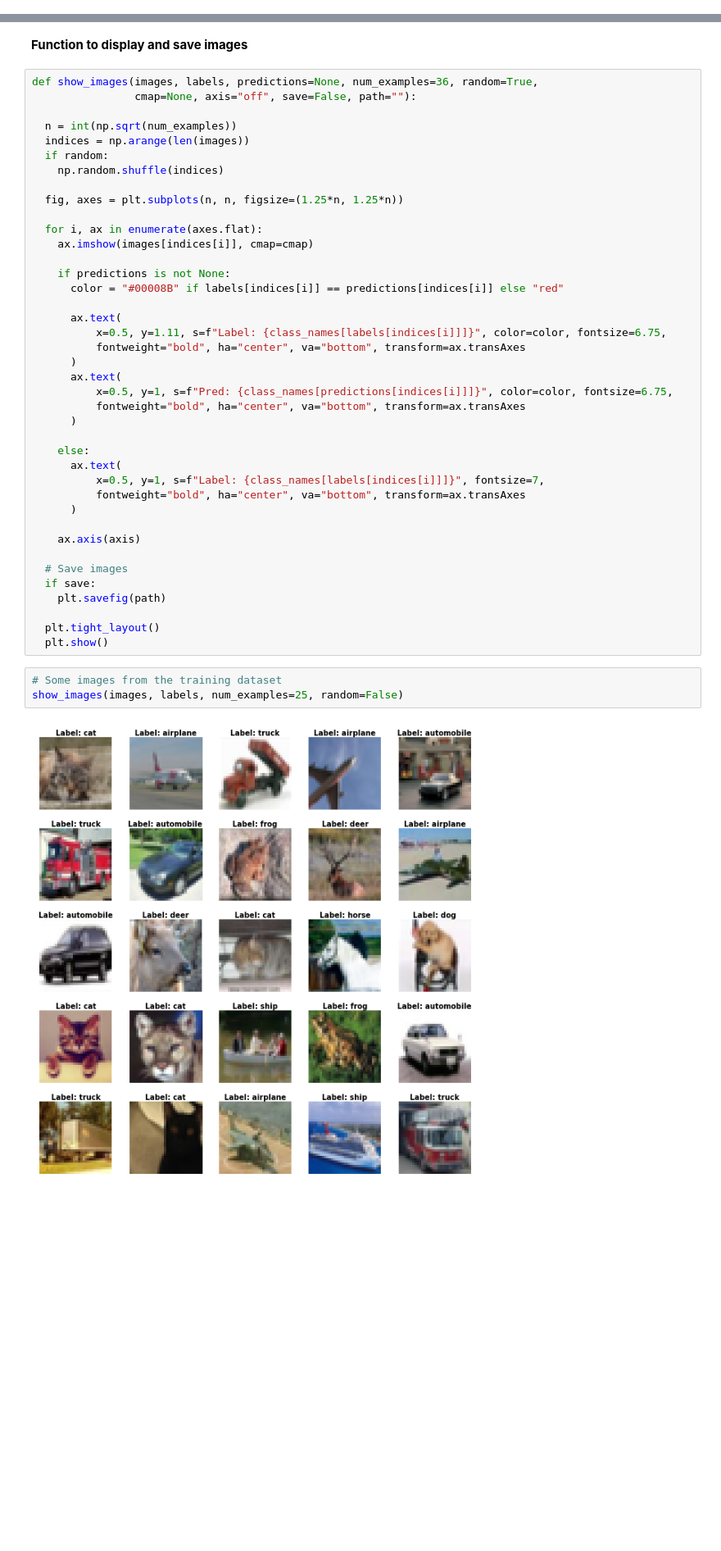
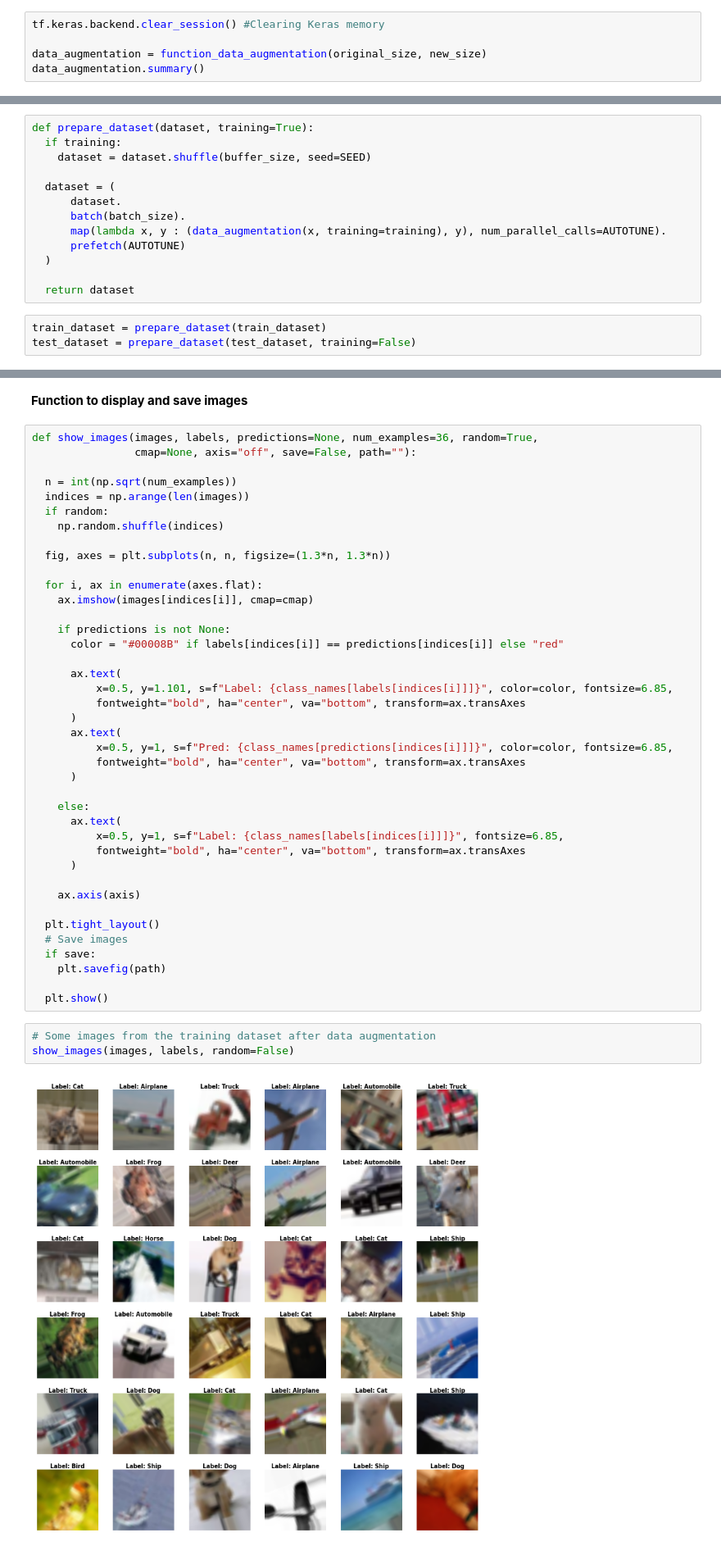
Before and after one commit to JersonGB22/ImageClassification-TensorFlow, a Jupyter notebook: BasicModels/ImageClassification_CNN_CIFAR-10.ipynb, the cells around one changed output, grey strips where cells are left out. Shown at 82% size. Cells and saved outputs as stored; diff of their text form; blank space fills up the shorter version.

```diff
--- a/BasicModels/ImageClassification_CNN_CIFAR-10.ipynb
+++ b/BasicModels/ImageClassification_CNN_CIFAR-10.ipynb
@@ -79,0 +92,5 @@ test_dataset = (
+# %%
+tf.keras.backend.clear_session() #Clearing Keras memory
+
+data_augmentation = function_data_augmentation(original_size, new_size)
+data_augmentation.summary()
@@ -80,3 +115,19 @@ test_dataset = (
+# %%
+def prepare_dataset(dataset, training=True):
+  if training:
+    dataset = dataset.shuffle(buffer_size, seed=SEED)
+
+  dataset = (
+      dataset.
+      batch(batch_size).
+      map(lambda x, y : (data_augmentation(x, training=training), y), num_parallel_calls=AUTOTUNE).
+      prefetch(AUTOTUNE)
+  )
+
+  return dataset
+# %%
+train_dataset = prepare_dataset(train_dataset)
+test_dataset = prepare_dataset(test_dataset, training=False)
 # %%
 # Take a batch from the training dataset
 for images, labels in train_dataset.take(1):
@@ -97,7 +148,7 @@ def show_images(images, labels, predictions=None, num_examples=36, random=True,
   if random:
     np.random.shuffle(indices)
 
-  fig, axes = plt.subplots(n, n, figsize=(1.25*n, 1.25*n))
+  fig, axes = plt.subplots(n, n, figsize=(1.3*n, 1.3*n))
 
   for i, ax in enumerate(axes.flat):
     ax.imshow(images[indices[i]], cmap=cmap)
@@ -106,30 +157,30 @@ def show_images(images, labels, predictions=None, num_examples=36, random=True,
       color = "#00008B" if labels[indices[i]] == predictions[indices[i]] else "red"
 
       ax.text(
-          x=0.5, y=1.11, s=f"Label: {class_names[labels[indices[i]]]}", color=color, fontsize=6.75,
+          x=0.5, y=1.101, s=f"Label: {class_names[labels[indices[i]]]}", color=color, fontsize=6.85,
           fontweight="bold", ha="center", va="bottom", transform=ax.transAxes
       )
       ax.text(
-          x=0.5, y=1, s=f"Pred: {class_names[predictions[indices[i]]]}", color=color, fontsize=6.75,
+          x=0.5, y=1, s=f"Pred: {class_names[predictions[indices[i]]]}", color=color, fontsize=6.85,
           fontweight="bold", ha="center", va="bottom", transform=ax.transAxes
       )
 
     else:
       ax.text(
-          x=0.5, y=1, s=f"Label: {class_names[labels[indices[i]]]}", fontsize=7,
+          x=0.5, y=1, s=f"Label: {class_names[labels[indices[i]]]}", fontsize=6.85,
           fontweight="bold", ha="center", va="bottom", transform=ax.transAxes
       )
 
     ax.axis(axis)
 
+  plt.tight_layout()
   # Save images
   if save:
     plt.savefig(path)
 
-  plt.tight_layout()
   plt.show()
 # %%
-# Some images from the training dataset
-show_images(images, labels, num_examples=25, random=False)
+# Some images from the training dataset after data augmentation
+show_images(images, labels, random=False)
 # %% [output]
-[figure, old version]
+[figure, new version]
```
Also changed, not shown: parts of 41 cells of this notebook, 2 other files.
